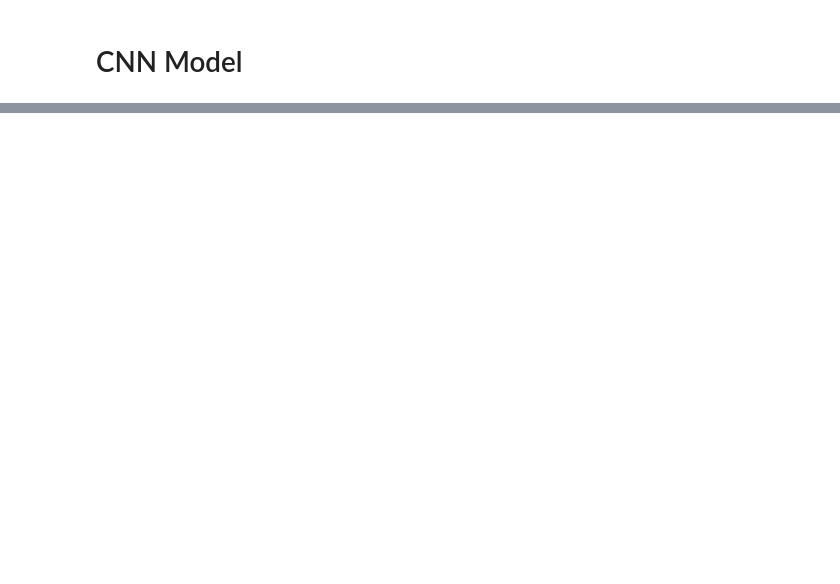
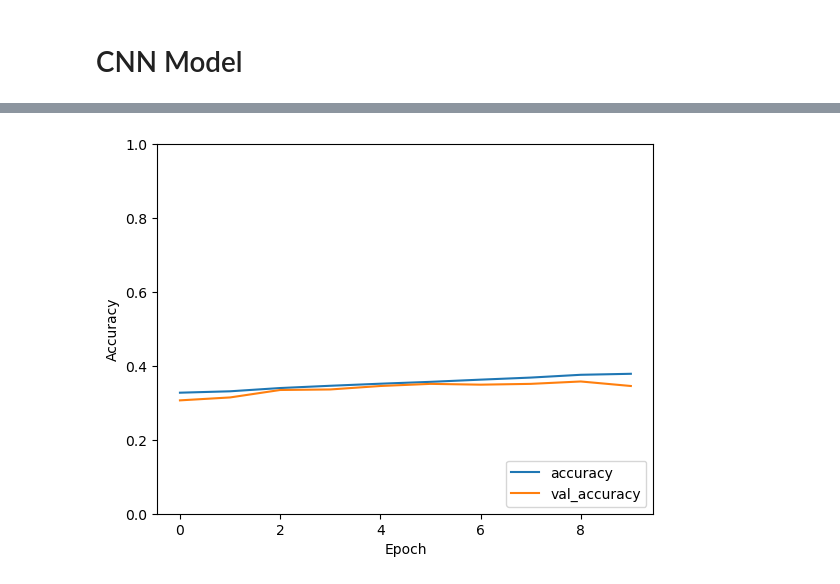
Before and after one commit to MrLFW/deeplearningcw, a Jupyter notebook: CNN.ipynb, the cells around one changed output, grey strips where cells are left out. Saved outputs shown, nothing was run; the diff lists cells and outputs as text; code cells hidden in the pictures; blank space fills up the shorter version.

```diff
--- a/CNN.ipynb
+++ b/CNN.ipynb
@@ -116,0 +148,14 @@ Test accuracy: 0.5311059951782227
+# %%
+base_model = tf.keras.applications.resnet50.ResNet50(input_shape=(img_height, img_width, 3), include_top=False, weights='imagenet')
+
+base_model.trainable = False
+
+model = tf.keras.models.Sequential([
+    base_model,
+    tf.keras.layers.GlobalAveragePooling2D(),
+    tf.keras.layers.Dense(len(class_names), activation='softmax')
+])
+
+model.compile(
+    optimizer="adam", loss="sparse_categorical_crossentropy", metrics=["accuracy"]
+)
@@ -116,0 +165,2 @@ Test accuracy: 0.5311059951782227
+# %%
+history = model.fit(x_train, y_train, epochs=10, validation_split=0.2)
@@ -116,0 +196,11 @@ Test accuracy: 0.5311059951782227
+# %%
+# plot training history
+plt.plot(history.history['accuracy'], label='accuracy')
+plt.plot(history.history['val_accuracy'], label = 'val_accuracy')
+plt.xlabel('Epoch')
+plt.ylabel('Accuracy')
+plt.ylim([0, 1])
+plt.legend(loc='lower right')
+plt.show()
+# %% [output]
+[figure, added]
```
Also changed, not shown: parts of 13 cells of this notebook, 3 other files.
